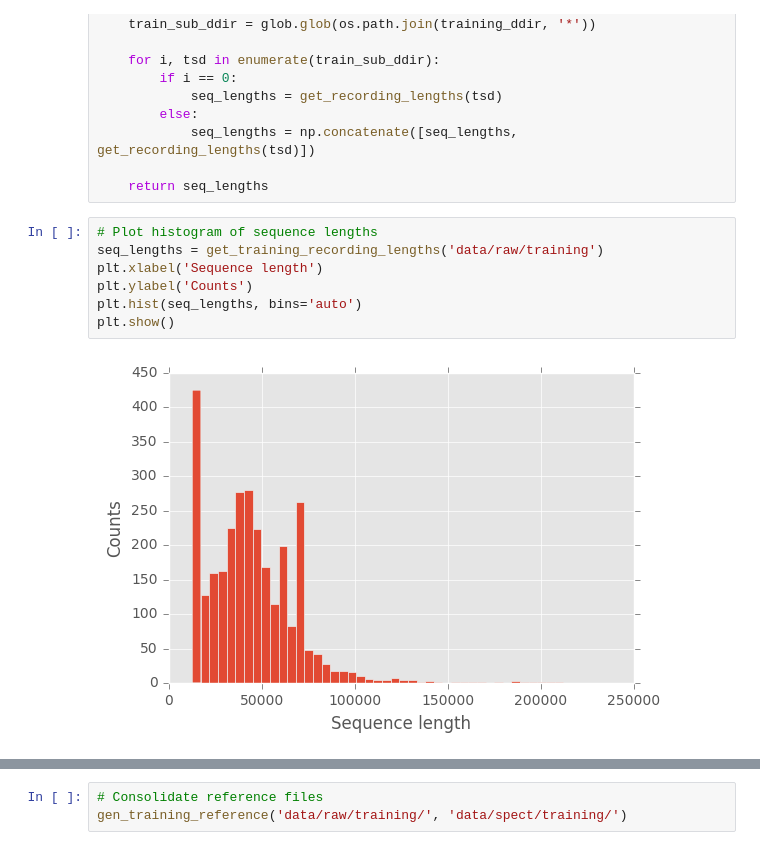
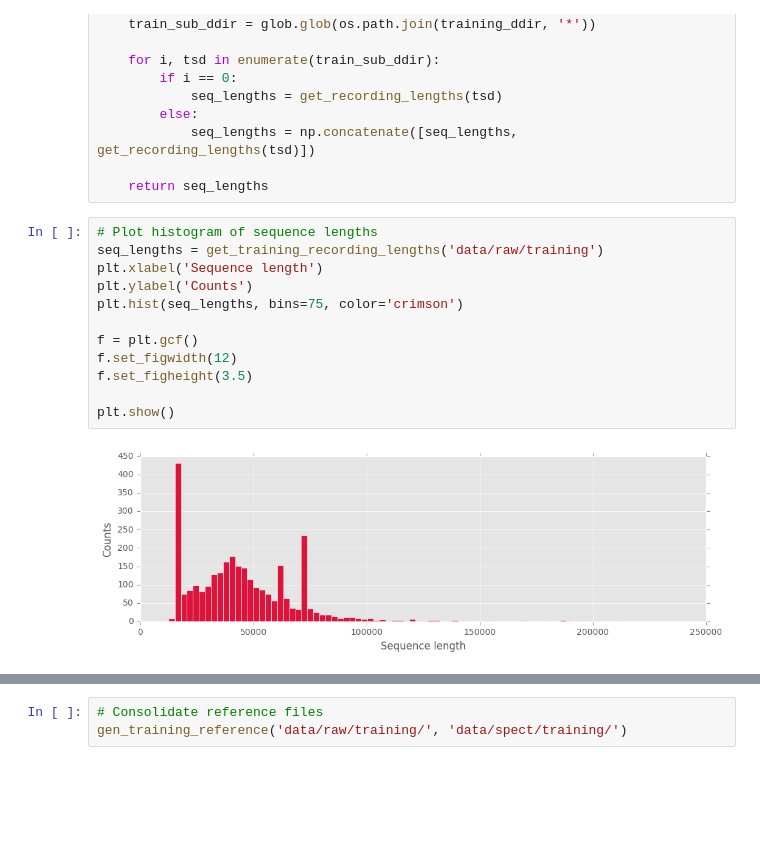
Before and after one commit to victorarodri/deeplearning_proj, a Jupyter notebook: Data Preprocessing and Visualization.ipynb, the cells around one changed output, grey strips where cells are left out. Cells and saved outputs as stored; diff of their text form; blank space fills up the shorter version.

```diff
--- a/Data Preprocessing and Visualization.ipynb
+++ b/Data Preprocessing and Visualization.ipynb
@@ -151,9 +36,14 @@ def get_training_recording_lengths(training_ddir):
 # %%
 # Plot histogram of sequence lengths
 seq_lengths = get_training_recording_lengths('data/raw/training')
 plt.xlabel('Sequence length')
 plt.ylabel('Counts')
-plt.hist(seq_lengths, bins='auto')
+plt.hist(seq_lengths, bins=75, color='crimson')
+
+f = plt.gcf()
+f.set_figwidth(12)
+f.set_figheight(3.5)
+
 plt.show()
 # %% [output]
-[figure, old version]
+[figure, new version]
```
Also changed, not shown: parts of 10 cells of this notebook.
